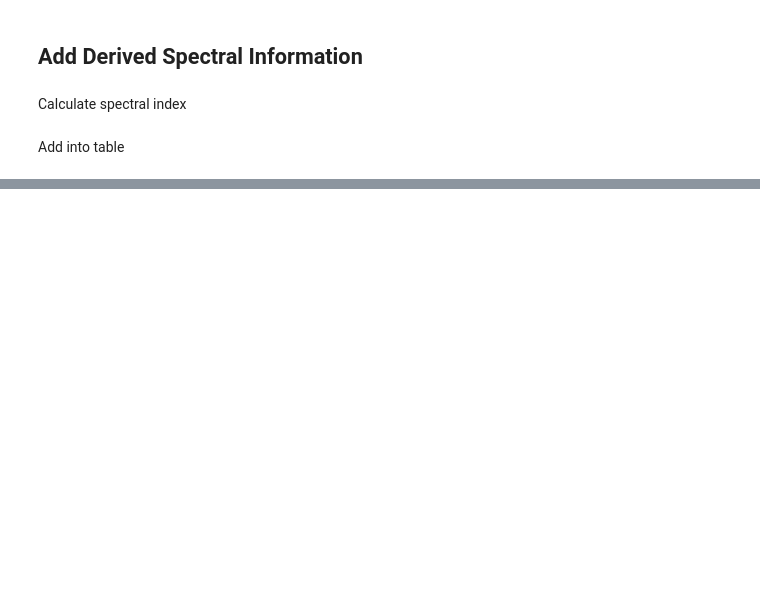
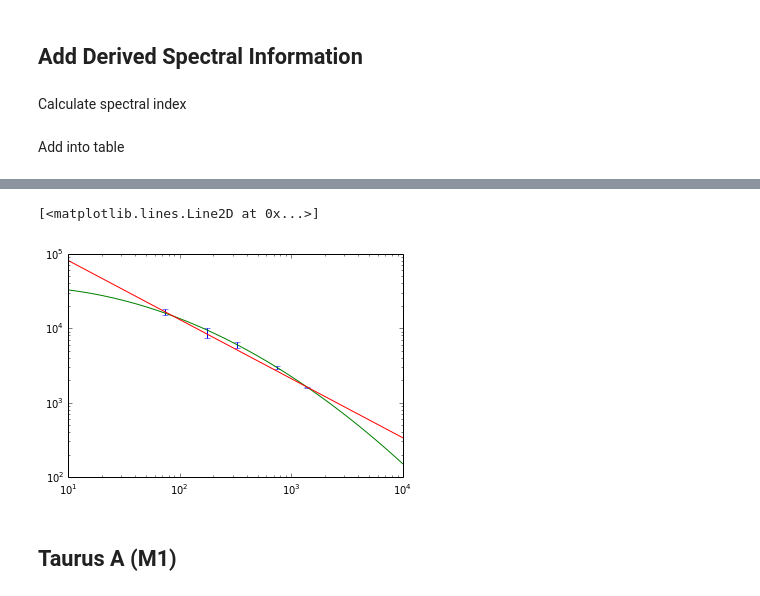
Before and after one commit to radiocosmology/cora, a Jupyter notebook: cora/foreground/data/catalogue_match.ipynb, the cells around one changed output, grey strips where cells are left out. Drawn from its saved outputs; the diff is of its cells as text; code cells hidden in the pictures; blank space fills up the shorter version.

```diff
--- a/cora/foreground/data/catalogue_match.ipynb
+++ b/cora/foreground/data/catalogue_match.ipynb
@@ -181,6 +179,8 @@ p151 = merged_sort['P1400'] * (151.0 / 74.0)**(-beta)
 Add into table
 # %%
 final_table = merged_sort.copy()
-final_table['S151'] = s151
-final_table['P151'] = p151
+final_table['S600'] = s600
+final_table['P600'] = p600
 final_table['BETA'] = beta
+final_table['GAMMA'] = 0.0
+final_table = final_table.sort(["S600"], ascending=False).copy()
@@ -186,0 +256,14 @@ final_table['BETA'] = beta
+# %%
+freq_cyga = np.array([74.0, 178.0, 327.0, 750.0, 1400.0])
+flux_cyga = np.array([16611.68, 8700.0, 6015.3, 2980.0, 1598.0])
+err_cyga = np.array([1667.0, 1300.0, 600.0, 145.0, 41.0])
+# %%
+m_cyga = fit_curved_spectrum(freq_cyga, flux_cyga, err_cyga)
+# %%
+#loglog(freq_cyga, flux_cyga)
+errorbar(freq_cyga, flux_cyga, fmt=None, yerr=err_cyga)
+loglog(fa, model_curve(m_cyga, fa))
+loglog(fa, final_table['S600'][2] * (fa /600.0)**final_table['BETA'][2])
+# %% [output]
+[<matplotlib.lines.Line2D at 0x...>]
+[figure, added]
@@ -186,0 +276,2 @@ final_table['BETA'] = beta
+# %% [markdown]
+## Taurus A (M1)
```
Also changed, not shown: parts of 64 cells of this notebook, 5 other files.
